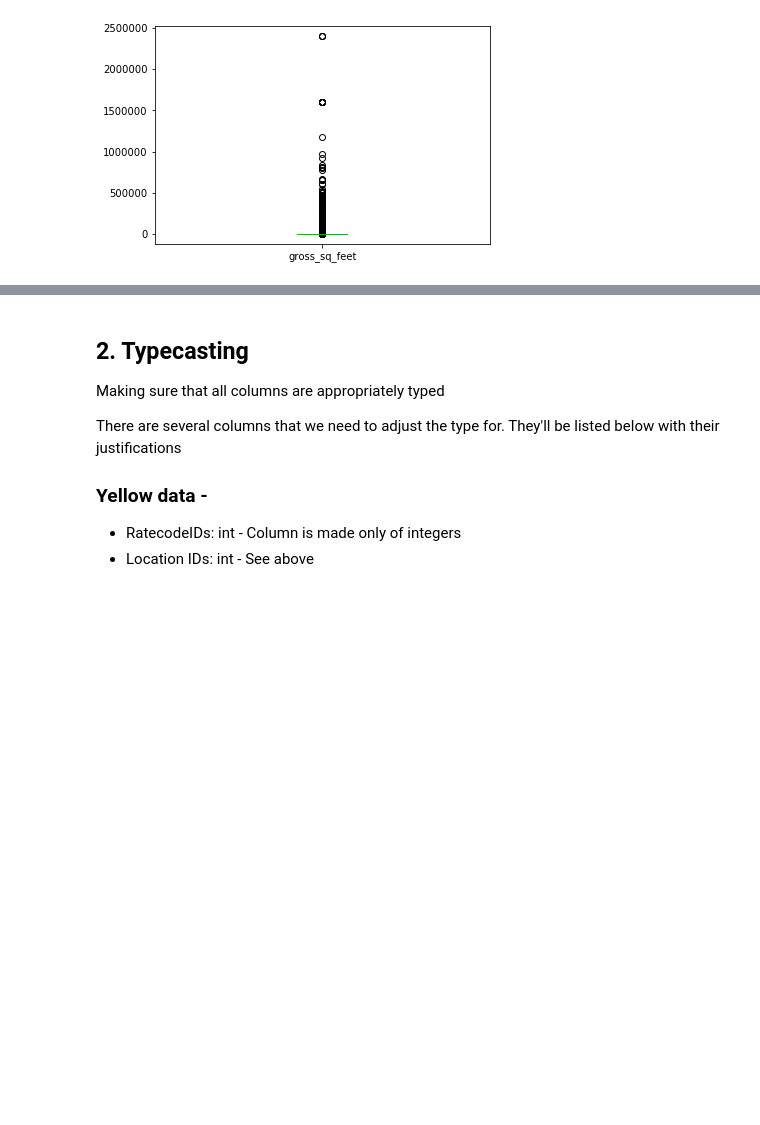
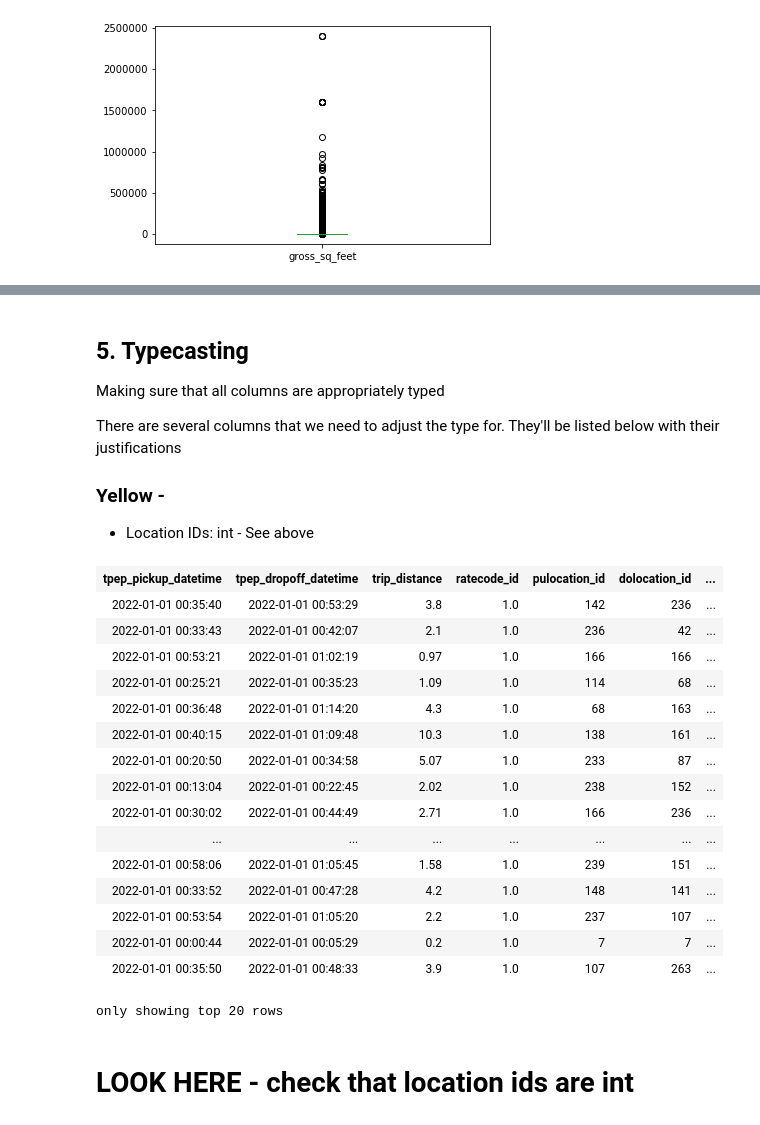
Before and after one commit to arjunrajkumar-ds/ADS_Project_1, a Jupyter notebook: code/preprocessing.ipynb, the cells around one changed output, grey strips where cells are left out. Cells and saved outputs as stored; diff of their text form; code cells hidden in the pictures; blank space fills up the shorter version.

```diff
--- a/code/preprocessing.ipynb
+++ b/code/preprocessing.ipynb
@@ -245,0 +283,24 @@ property_df['year_built'] = property_df['year_built'].fillna(value = year_mean)
+# %%
+# Code taken from - https://www.geeksforgeeks.org/pyspark-split-dataframe-into-equal-number-of-rows/
+# Searched for 'how to partition by rows pyspark df'
+
+# Partitioning the pyspark yellow_df into 4 parts
+# Converting the entire yellow_df toPandas at once killed my kernel repeatedly
+
+n_splits = 4
+each_len = yellow.count() // n_splits
+copy_yellow = yellow
+
+yellow_pd_partitions = ['yellow_pd_1', 'yellow_pd_2', 'yellow_pd_3', 'yellow_pd_4']
+
+i = 0
+while i < n_splits:
+    temp_yellow = copy_yellow.limit(each_len)
+    copy_yellow = copy_yellow.subtract(temp_yellow)
+    yellow_pd_partitions[i] = temp_yellow.toPandas()
+    print(f'Partition {i + 1} done.')
+    i += 1
+
+yellow_pd = pd.concat([yellow_pd_partitions[0], yellow_pd_partitions[1]])
+yellow_pd = pd.concat([yellow_pd, yellow_pd_partitions[2]])
+yellow_pd = pd.concat([yellow_pd, yellow_pd_partitions[3]])
@@ -245,0 +351,12 @@ property_df['year_built'] = property_df['year_built'].fillna(value = year_mean)
+# %%
+yellow = yellow.select('*').where(yellow['fare_amount'] > fare_lower)
+#yellow = yellow.select('*').where(yellow['fare_amount'] < fare_upper)
+
+yellow = yellow.select('*').where(yellow['tip_amount'] > tip_lower)
+#yellow = yellow.select('*').where(yellow['tip_amount'] < tip_upper)
+
+yellow = yellow.select('*').where(yellow['total_amount'] > total_lower)
+#yellow = yellow.select('*').where(yellow['total_amount'] < total_upper)
+
+yellow = yellow.select('*').where(yellow['trip_distance'] > trip_lower)
+#yellow = yellow.select('*').where(yellow['trip_distance'] < trip_upper)
@@ -246,16 +382,30 @@ property_df['year_built'] = property_df['year_built'].fillna(value = year_mean)
 # %% [markdown]
-## 2. Typecasting
+## 5. Typecasting
 Making sure that all columns are appropriately typed
 
 There are several columns that we need to adjust the type for. They'll be listed below with their justifications
 
-### Yellow data -
-- RatecodeIDs: int - Column is made only of integers
+### Yellow -
 - Location IDs: int - See above
-# %%
-columns = ['ratecode_id', 'pulocation_id', 'dolocation_id']
-for column in columns:
-    yellow = yellow.withColumn(
-        column,
-        f.col(column).astype('INT')
-    )
+# %%
+yellow.withColumn('pulocation_id', yellow['pulocation_id'].cast('int'))
+# %% [output]
+| tpep_pickup_datetime | tpep_dropoff_datetime | trip_distance | ratecode_id | pulocation_id | dolocation_id | ... |
+| 2022-01-01 00:35:40 | 2022-01-01 00:53:29 | 3.8 | 1.0 | 142 | 236 | ... |
+| 2022-01-01 00:33:43 | 2022-01-01 00:42:07 | 2.1 | 1.0 | 236 | 42 | ... |
+| 2022-01-01 00:53:21 | 2022-01-01 01:02:19 | 0.97 | 1.0 | 166 | 166 | ... |
+| 2022-01-01 00:25:21 | 2022-01-01 00:35:23 | 1.09 | 1.0 | 114 | 68 | ... |
+| 2022-01-01 00:36:48 | 2022-01-01 01:14:20 | 4.3 | 1.0 | 68 | 163 | ... |
+| 2022-01-01 00:40:15 | 2022-01-01 01:09:48 | 10.3 | 1.0 | 138 | 161 | ... |
+| 2022-01-01 00:20:50 | 2022-01-01 00:34:58 | 5.07 | 1.0 | 233 | 87 | ... |
+| 2022-01-01 00:13:04 | 2022-01-01 00:22:45 | 2.02 | 1.0 | 238 | 152 | ... |
+| 2022-01-01 00:30:02 | 2022-01-01 00:44:49 | 2.71 | 1.0 | 166 | 236 | ... |
+| ... | ... | ... | ... | ... | ... | ... |
+| 2022-01-01 00:58:06 | 2022-01-01 01:05:45 | 1.58 | 1.0 | 239 | 151 | ... |
+| 2022-01-01 00:33:52 | 2022-01-01 00:47:28 | 4.2 | 1.0 | 148 | 141 | ... |
+| 2022-01-01 00:53:54 | 2022-01-01 01:05:20 | 2.2 | 1.0 | 237 | 107 | ... |
+| 2022-01-01 00:00:44 | 2022-01-01 00:05:29 | 0.2 | 1.0 | 7 | 7 | ... |
+| 2022-01-01 00:35:50 | 2022-01-01 00:48:33 | 3.9 | 1.0 | 107 | 263 | ... |
+only showing top 20 rows
+# %% [markdown]
+# LOOK HERE - check that location ids are int
```
Also changed, not shown: parts of 90 cells of this notebook, 2 other files.
